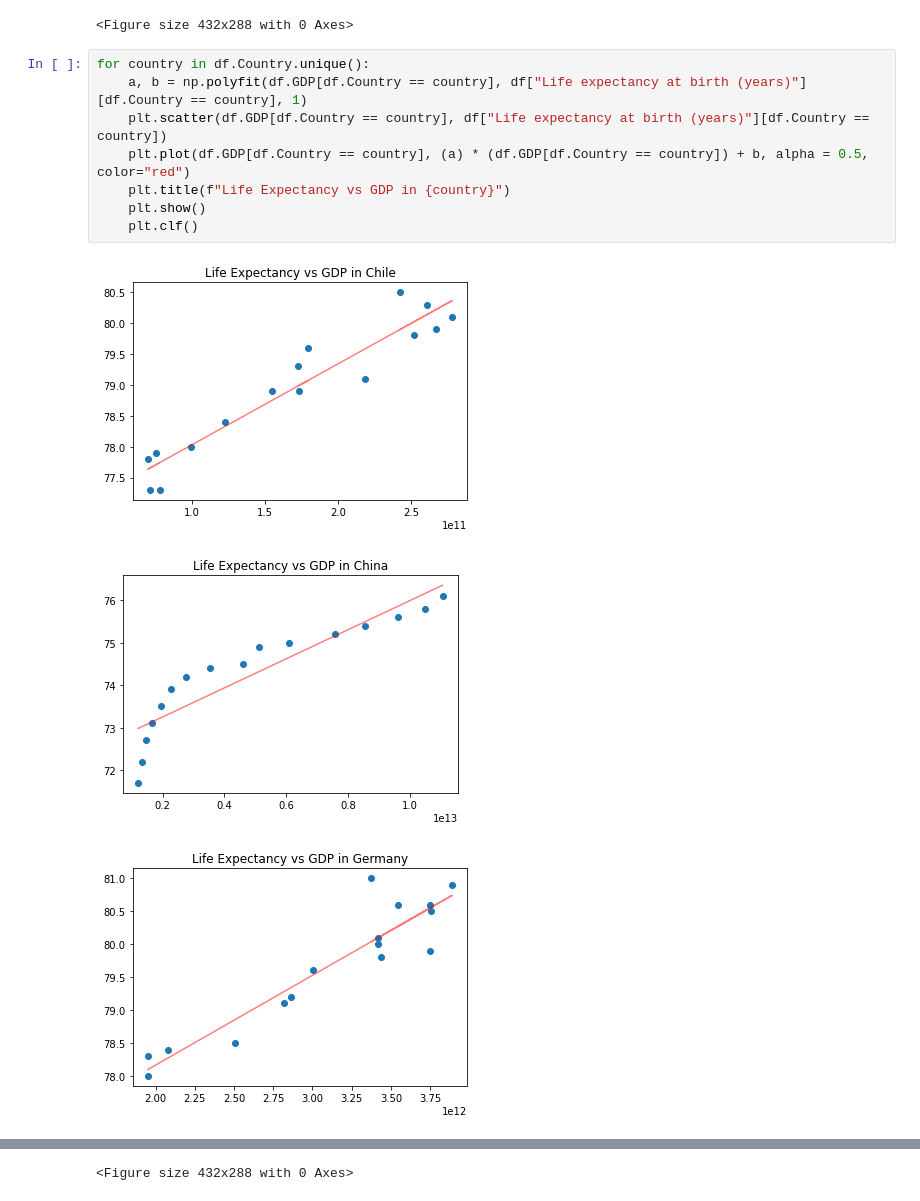
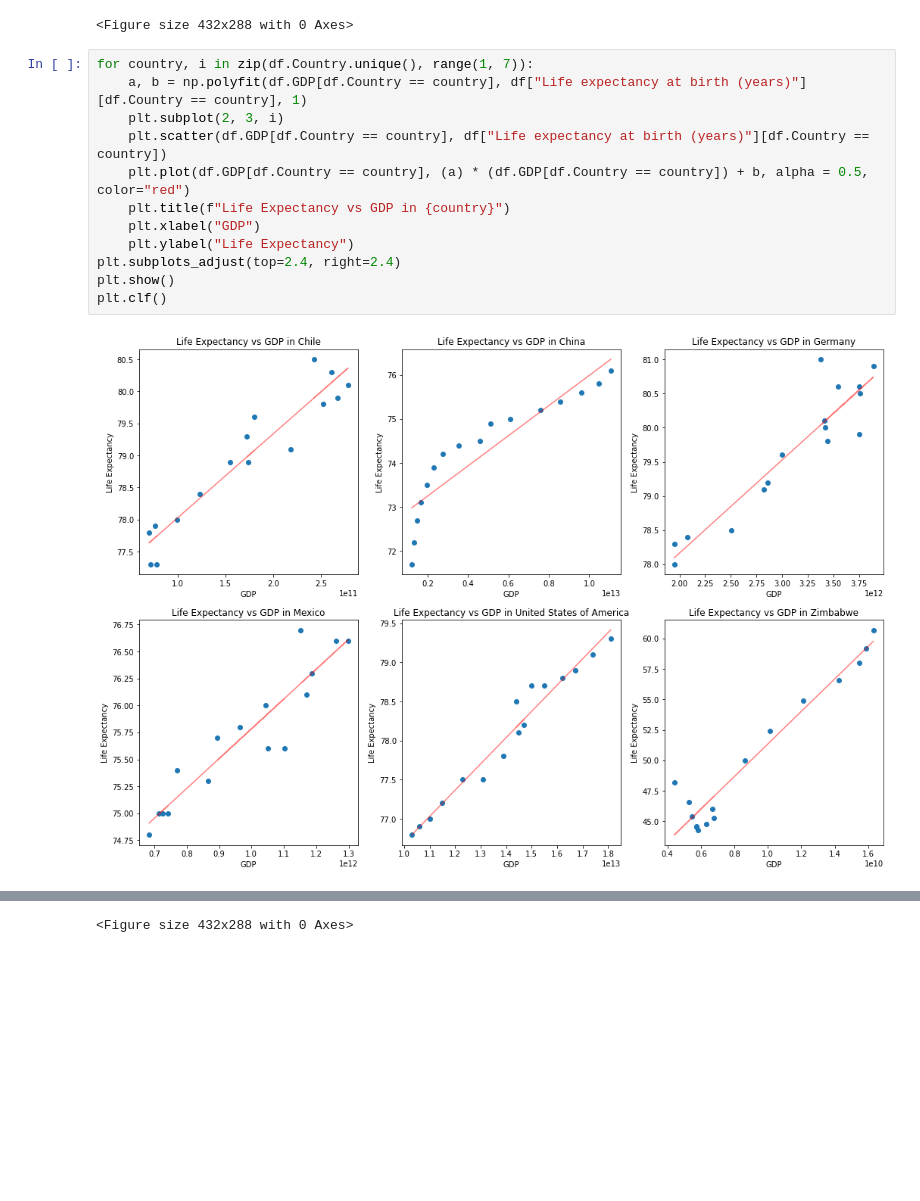
Before and after one commit to Jacopo-G/life-expectancy-gdp, a Jupyter notebook: life_expectancy_gdp.ipynb, the cells around one changed output, grey strips where cells are left out. Drawn from its saved outputs; the diff is of its cells as text; blank space fills up the shorter version.

Commit message:
Add Life Expectancy vs GDP subplot

```diff
--- a/life_expectancy_gdp.ipynb
+++ b/life_expectancy_gdp.ipynb
@@ -41,14 +41,16 @@ plt.clf()
 [figure]
 <Figure size 432x288 with 0 Axes>
 # %%
-for country in df.Country.unique():
+for country, i in zip(df.Country.unique(), range(1, 7)):
     a, b = np.polyfit(df.GDP[df.Country == country], df["Life expectancy at birth (years)"][df.Country == country], 1)
+    plt.subplot(2, 3, i)
     plt.scatter(df.GDP[df.Country == country], df["Life expectancy at birth (years)"][df.Country == country])
     plt.plot(df.GDP[df.Country == country], (a) * (df.GDP[df.Country == country]) + b, alpha = 0.5, color="red")
     plt.title(f"Life Expectancy vs GDP in {country}")
-    plt.show()
-    plt.clf()
+    plt.xlabel("GDP")
+    plt.ylabel("Life Expectancy")
+plt.subplots_adjust(top=2.4, right=2.4)
+plt.show()
+plt.clf()
 # %% [output]
-[figure, old version]
+[figure, new version]
-[figure, removed]
-[figure, removed]
```
Also changed, not shown: parts of 1 cell of this notebook.
